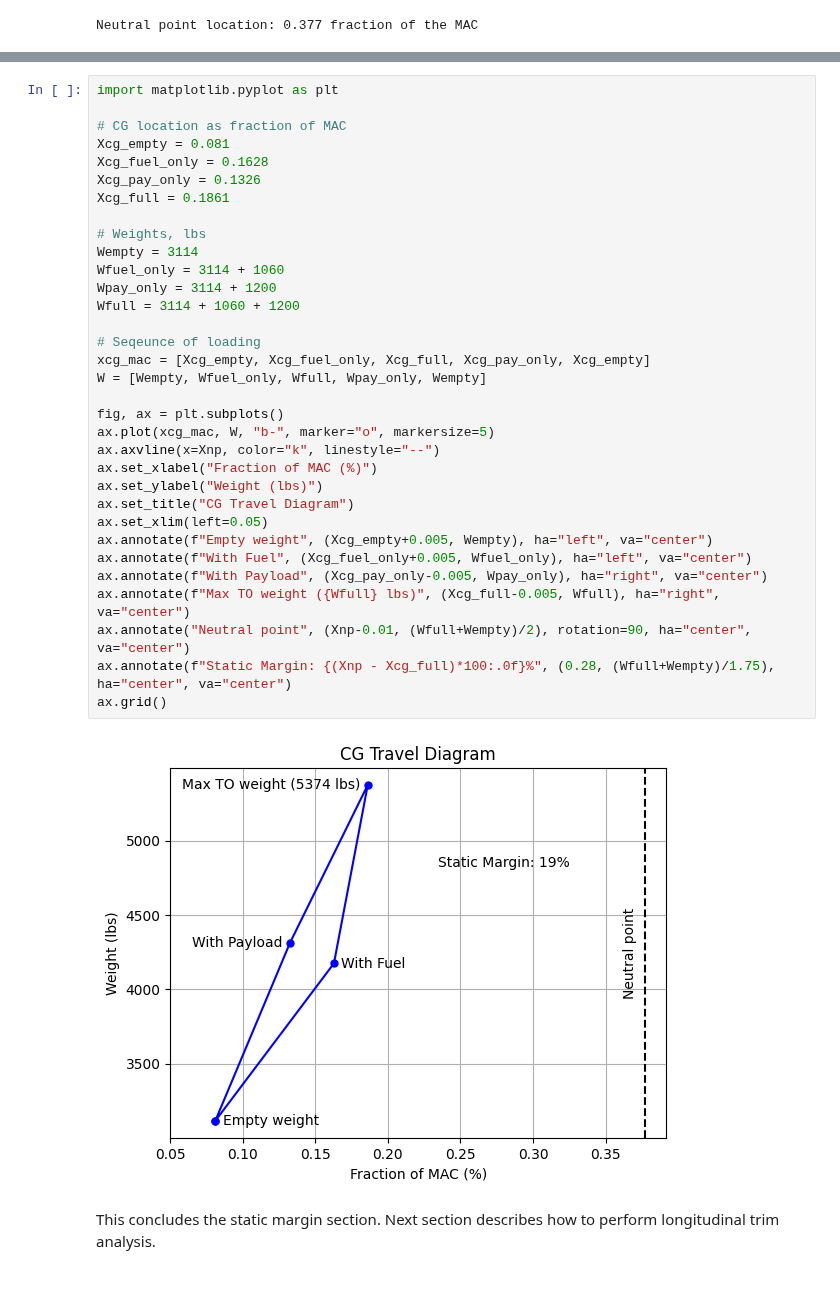
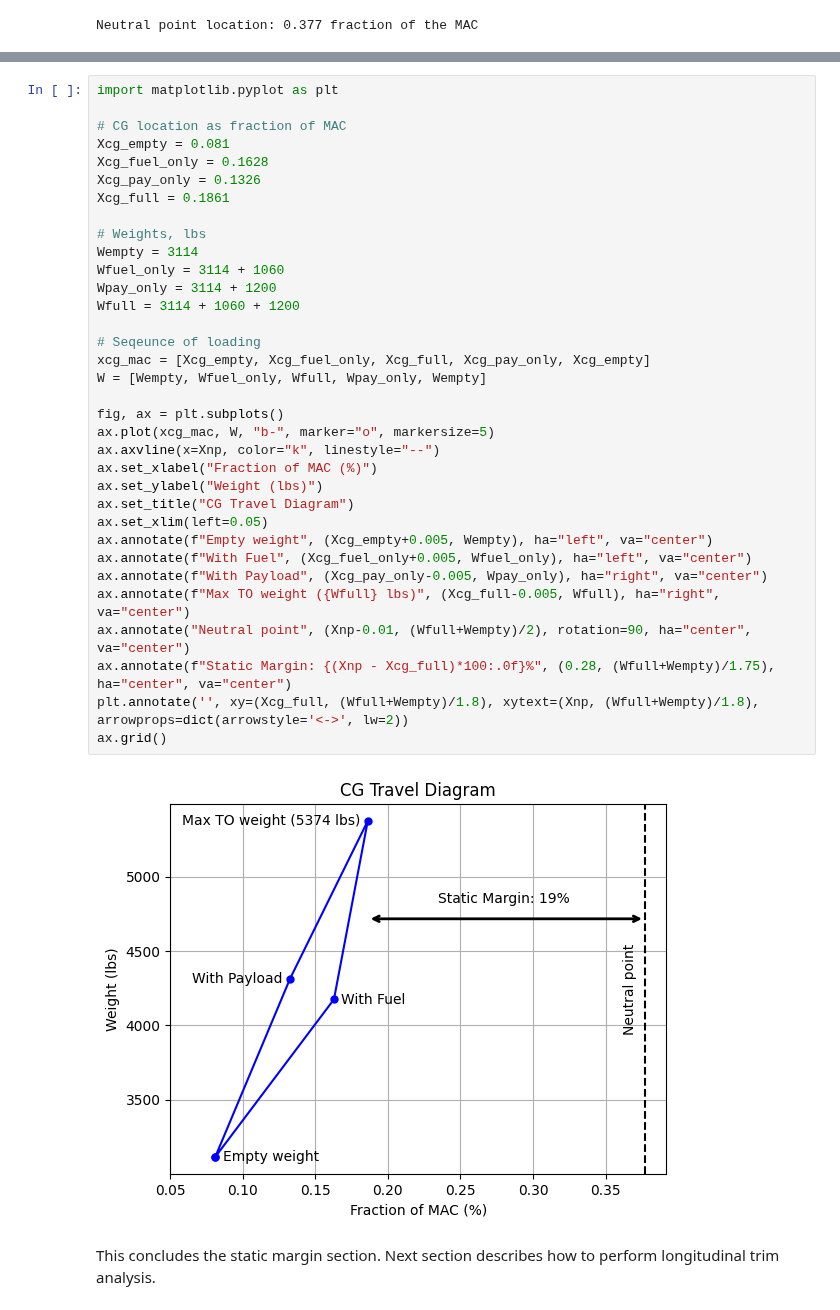
Before and after one commit to ComputationalDesignLab/aircraft-design, a Jupyter notebook: book/long_stability/static_margin.ipynb, the cells around one changed output, grey strips where cells are left out. Cells and saved outputs as stored; diff of their text form.

Commit message:
added a arrow to denote static margin

```diff
--- a/book/long_stability/static_margin.ipynb
+++ b/book/long_stability/static_margin.ipynb
@@ -126,33 +126,34 @@ import matplotlib.pyplot as plt
 Xcg_empty = 0.081
 Xcg_fuel_only = 0.1628
 Xcg_pay_only = 0.1326
 Xcg_full = 0.1861
 
 # Weights, lbs
 Wempty = 3114
 Wfuel_only = 3114 + 1060
 Wpay_only = 3114 + 1200
 Wfull = 3114 + 1060 + 1200
 
 # Seqeunce of loading
 xcg_mac = [Xcg_empty, Xcg_fuel_only, Xcg_full, Xcg_pay_only, Xcg_empty]
 W = [Wempty, Wfuel_only, Wfull, Wpay_only, Wempty]
 
 fig, ax = plt.subplots()
 ax.plot(xcg_mac, W, "b-", marker="o", markersize=5)
 ax.axvline(x=Xnp, color="k", linestyle="--")
 ax.set_xlabel("Fraction of MAC (%)")
 ax.set_ylabel("Weight (lbs)")
 ax.set_title("CG Travel Diagram")
 ax.set_xlim(left=0.05)
 ax.annotate(f"Empty weight", (Xcg_empty+0.005, Wempty), ha="left", va="center")
 ax.annotate(f"With Fuel", (Xcg_fuel_only+0.005, Wfuel_only), ha="left", va="center")
 ax.annotate(f"With Payload", (Xcg_pay_only-0.005, Wpay_only), ha="right", va="center")
 ax.annotate(f"Max TO weight ({Wfull} lbs)", (Xcg_full-0.005, Wfull), ha="right", va="center")
 ax.annotate("Neutral point", (Xnp-0.01, (Wfull+Wempty)/2), rotation=90, ha="center", va="center")
 ax.annotate(f"Static Margin: {(Xnp - Xcg_full)*100:.0f}%", (0.28, (Wfull+Wempty)/1.75), ha="center", va="center")
+plt.annotate('', xy=(Xcg_full, (Wfull+Wempty)/1.8), xytext=(Xnp, (Wfull+Wempty)/1.8), arrowprops=dict(arrowstyle='<->', lw=2))
 ax.grid()
 # %% [output]
-[figure, old version]
+[figure, new version]
 # %% [markdown]
 This concludes the static margin section. Next section describes how to perform longitudinal trim analysis.
```
Also changed, not shown: parts of 1 cell of this notebook.
